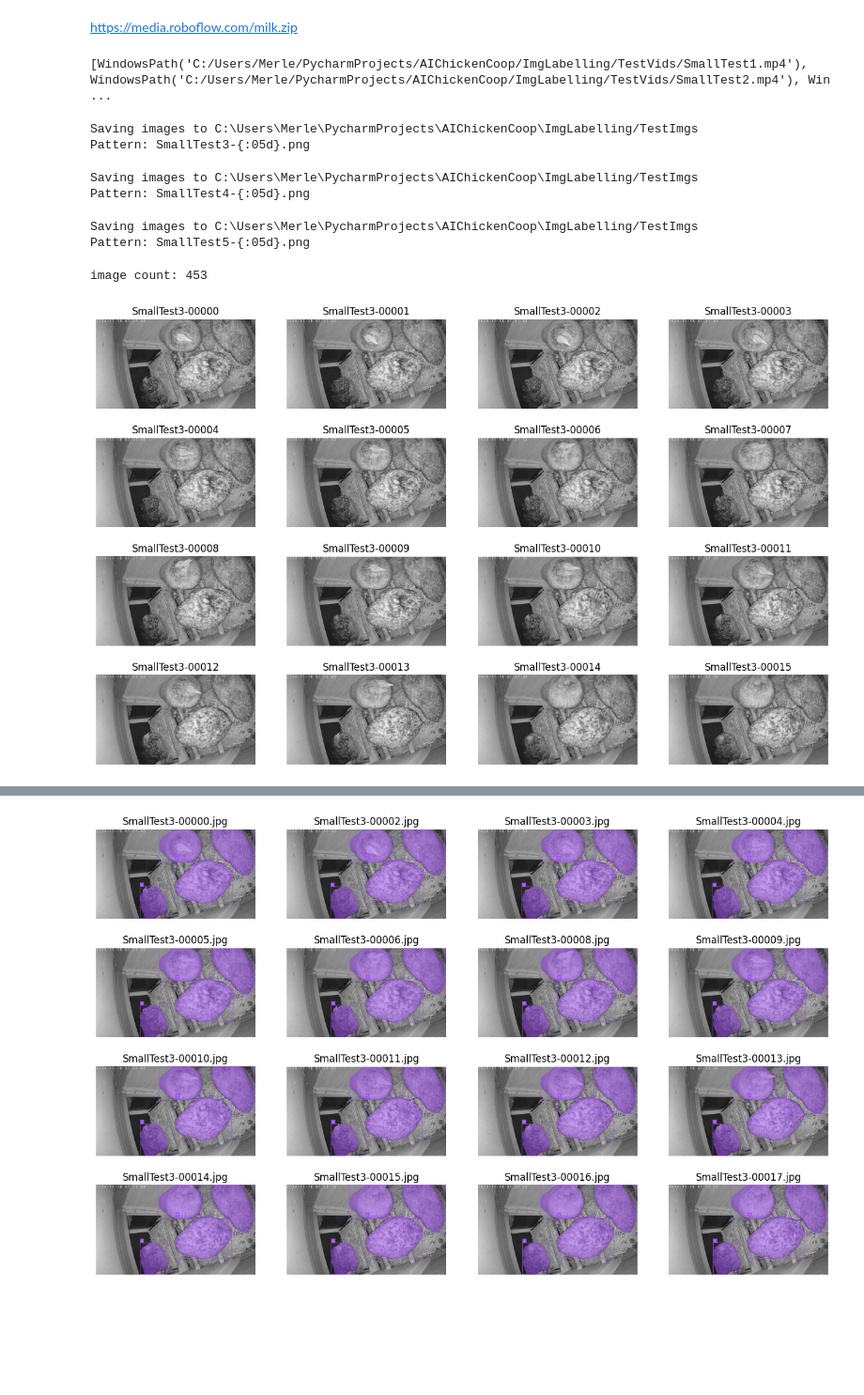
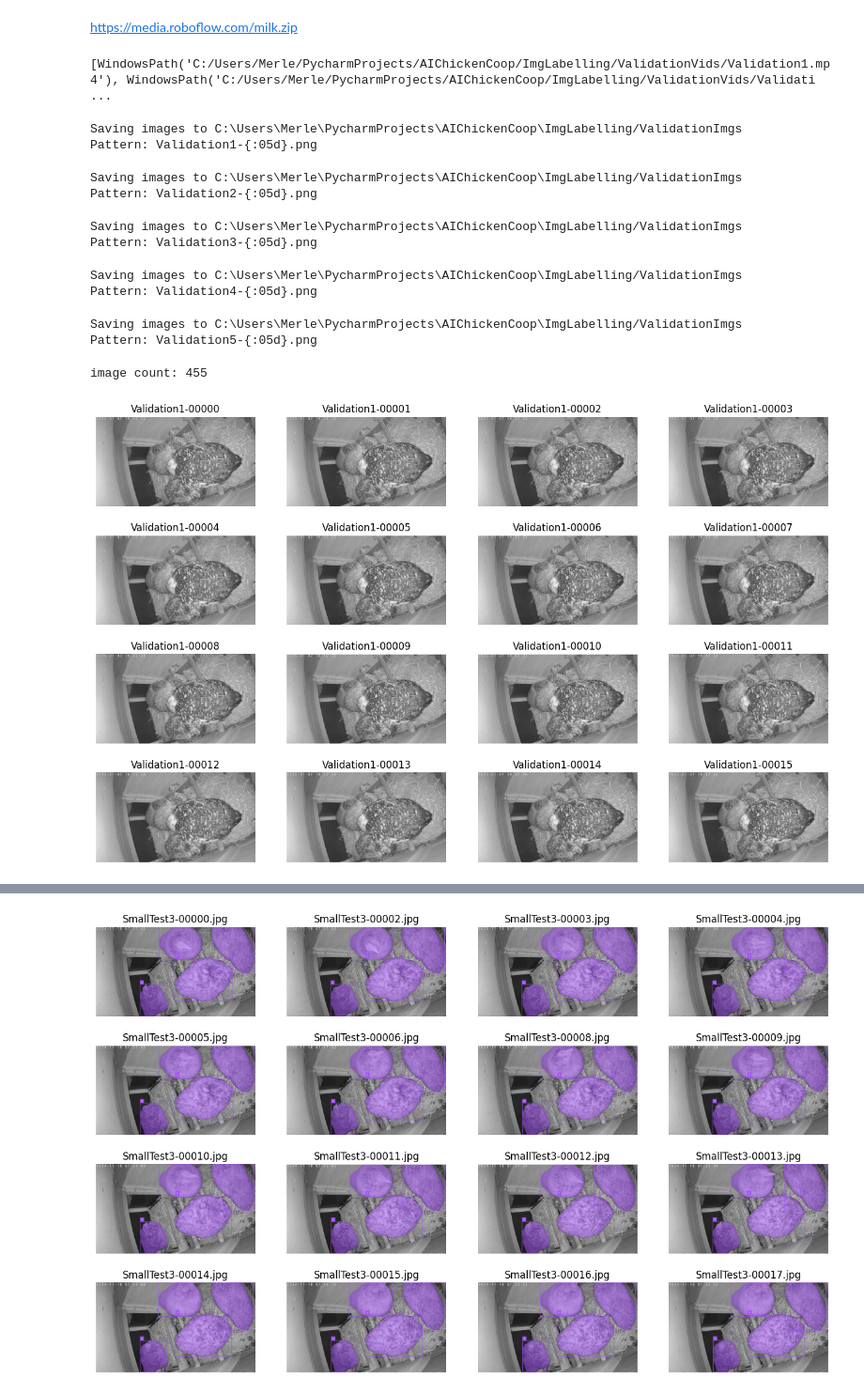
Before and after one commit to MerMer12345/AIChickenCoop, a Jupyter notebook: ImgLabelling/GroundedSAM.ipynb, the cells around one changed output, grey strips where cells are left out. Shown at 94% size. Saved outputs shown, nothing was run; the diff lists cells and outputs as text; code cells hidden in the pictures; blank space fills up the shorter version.

```diff
--- a/ImgLabelling/GroundedSAM.ipynb
+++ b/ImgLabelling/GroundedSAM.ipynb
@@ -7,8 +7,8 @@ C:\Users\Merle\PycharmProjects\AIChickenCoop\ImgLabelling
 # %% [markdown]
 https://media.roboflow.com/milk.zip
 # %%
-VIDEO_DIR_PATH = f"{HOME}/TestVids"
-IMAGE_DIR_PATH = f"{HOME}/TestImgs"
+VIDEO_DIR_PATH = f"{HOME}/ValidationVids"
+IMAGE_DIR_PATH = f"{HOME}/ValidationImgs"
 FRAME_STRIDE = 60
 # %%
 import supervision as sv
@@ -18,7 +18,7 @@ video_paths = sv.list_files_with_extensions(
     directory=VIDEO_DIR_PATH,
     extensions=["mov", "mp4"])
 print(video_paths)
-TEST_VIDEO_PATHS, TRAIN_VIDEO_PATHS = video_paths[:2], video_paths[2:]
+TRAIN_VIDEO_PATHS = video_paths
 
 for video_path in tqdm(TRAIN_VIDEO_PATHS):
     print(f"Saving images to {IMAGE_DIR_PATH}")
@@ -29,13 +29,17 @@ for video_path in tqdm(TRAIN_VIDEO_PATHS):
         for image in sv.get_video_frames_generator(source_path=str(video_path), stride=FRAME_STRIDE):
             sink.save_image(image=image)
 # %% [output]
-[WindowsPath('C:/Users/Merle/PycharmProjects/AIChickenCoop/ImgLabelling/TestVids/SmallTest1.mp4'), WindowsPath('C:/Users/Merle/PycharmProjects/AIChickenCoop/ImgLabelling/TestVids/SmallTest2.mp4'), Win ...
+[WindowsPath('C:/Users/Merle/PycharmProjects/AIChickenCoop/ImgLabelling/ValidationVids/Validation1.mp4'), WindowsPath('C:/Users/Merle/PycharmProjects/AIChickenCoop/ImgLabelling/ValidationVids/Validati ...
-Saving images to C:\Users\Merle\PycharmProjects\AIChickenCoop\ImgLabelling/TestImgs
-Pattern: SmallTest3-{:05d}.png
+Saving images to C:\Users\Merle\PycharmProjects\AIChickenCoop\ImgLabelling/ValidationImgs
+Pattern: Validation1-{:05d}.png
-Saving images to C:\Users\Merle\PycharmProjects\AIChickenCoop\ImgLabelling/TestImgs
-Pattern: SmallTest4-{:05d}.png
+Saving images to C:\Users\Merle\PycharmProjects\AIChickenCoop\ImgLabelling/ValidationImgs
+Pattern: Validation2-{:05d}.png
-Saving images to C:\Users\Merle\PycharmProjects\AIChickenCoop\ImgLabelling/TestImgs
-Pattern: SmallTest5-{:05d}.png
+Saving images to C:\Users\Merle\PycharmProjects\AIChickenCoop\ImgLabelling/ValidationImgs
+Pattern: Validation3-{:05d}.png
+Saving images to C:\Users\Merle\PycharmProjects\AIChickenCoop\ImgLabelling/ValidationImgs
+Pattern: Validation4-{:05d}.png
+Saving images to C:\Users\Merle\PycharmProjects\AIChickenCoop\ImgLabelling/ValidationImgs
+Pattern: Validation5-{:05d}.png
 # %%
 image_paths = sv.list_files_with_extensions(
     directory=IMAGE_DIR_PATH,
@@ -43,31 +47,31 @@ image_paths = sv.list_files_with_extensions(
 
 print('image count:', len(image_paths))
 # %% [output]
-image count: 453
+image count: 455
 # %%
 
 
-IMAGE_DIR_PATH = f"{HOME}/TestImgs"
+IMAGE_DIR_PATH = f"{HOME}/ValidationImgs"
 SAMPLE_SIZE = 16
 SAMPLE_GRID_SIZE = (4, 4)
 SAMPLE_PLOT_SIZE = (16, 10)
 
 
 import cv2
 
 
 titles = [
     image_path.stem
     for image_path
     in image_paths[:SAMPLE_SIZE]]
 images = [
     cv2.imread(str(image_path))
     for image_path
     in image_paths[:SAMPLE_SIZE]]
 
 sv.plot_images_grid(images=images, titles=titles, grid_size=SAMPLE_GRID_SIZE, size=SAMPLE_PLOT_SIZE)
 # %% [output]
-[figure, old version]
+[figure, new version]
 # %%
 from autodistill.detection import CaptionOntology
 
```
Also changed, not shown: parts of 3 cells of this notebook, 6 other files.
